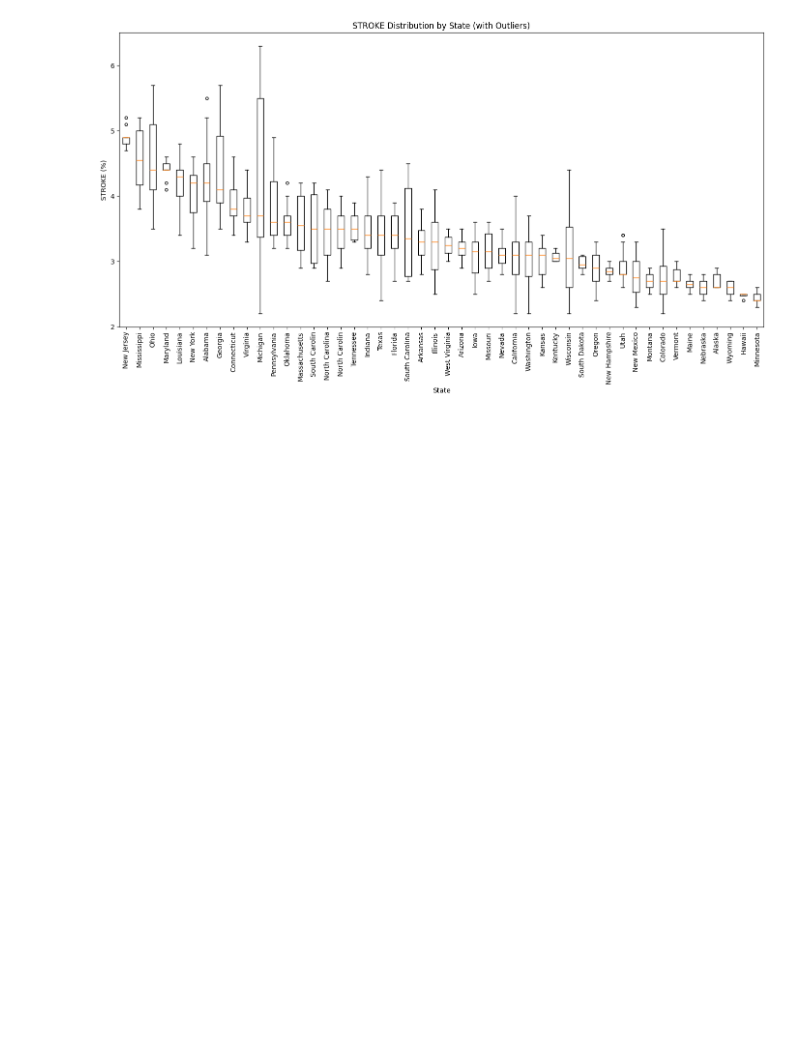
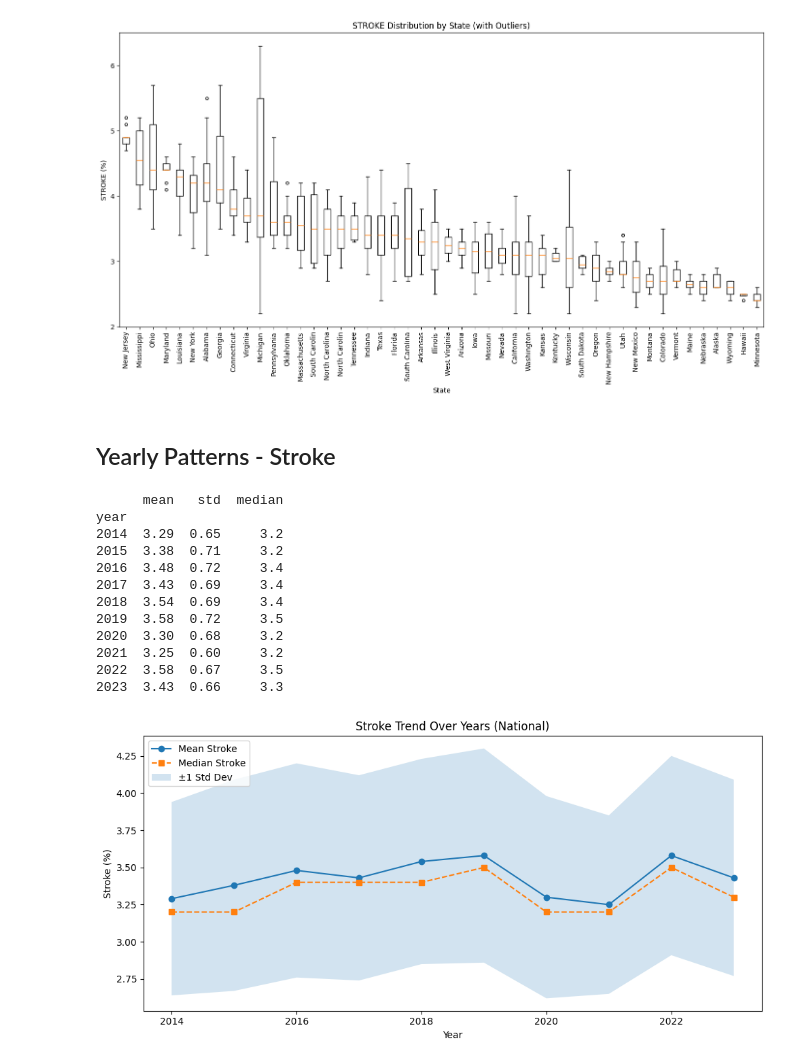
Before and after one commit to hertie-dsa-26/project-krasss, a Jupyter notebook: EDA/eda_rudranshi.ipynb, the cells around one changed output. Cells and saved outputs as stored; diff of their text form; code cells hidden in the pictures; blank space fills up the shorter version.

```diff
--- a/EDA/eda_rudranshi.ipynb
+++ b/EDA/eda_rudranshi.ipynb
@@ -429,3 +429,39 @@ plt.tight_layout()
 plt.show()
 # %% [output]
 [figure]
+# %% [markdown]
+## Yearly Patterns - Stroke
+# %%
+import matplotlib.pyplot as plt
+
+yearly_stroke = df_pivot.groupby('year')['STROKE'].agg(['mean', 'std', 'median']).round(2)
+print(yearly_stroke)
+
+fig, ax = plt.subplots(figsize=(10, 5))
+ax.plot(yearly_stroke.index, yearly_stroke['mean'], marker='o', label='Mean Stroke')
+ax.plot(yearly_stroke.index, yearly_stroke['median'], marker='s', linestyle='--', label='Median Stroke')
+ax.fill_between(yearly_stroke.index,
+                yearly_stroke['mean'] - yearly_stroke['std'],
+                yearly_stroke['mean'] + yearly_stroke['std'],
+                alpha=0.2, label='±1 Std Dev')
+
+ax.set_title('Stroke Trend Over Years (National)')
+ax.set_xlabel('Year')
+ax.set_ylabel('Stroke (%)')
+ax.legend()
+plt.tight_layout()
+plt.show()
+# %% [output]
+      mean   std  median
+year
+2014  3.29  0.65     3.2
+2015  3.38  0.71     3.2
+2016  3.48  0.72     3.4
+2017  3.43  0.69     3.4
+2018  3.54  0.69     3.4
+2019  3.58  0.72     3.5
+2020  3.30  0.68     3.2
+2021  3.25  0.60     3.2
+2022  3.58  0.67     3.5
+2023  3.43  0.66     3.3
+[figure, added]
```
Also changed, not shown: parts of 9 cells of this notebook.
